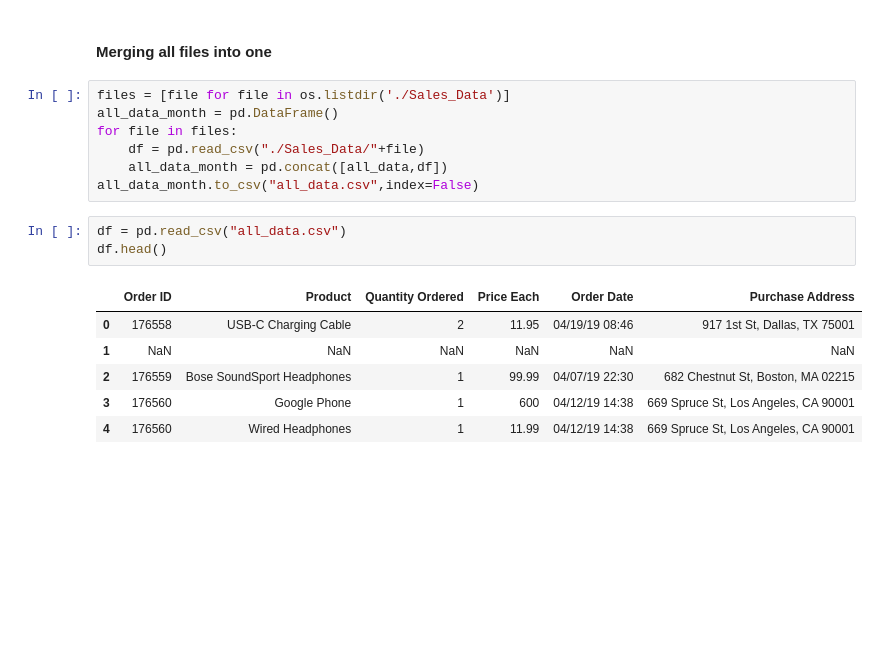
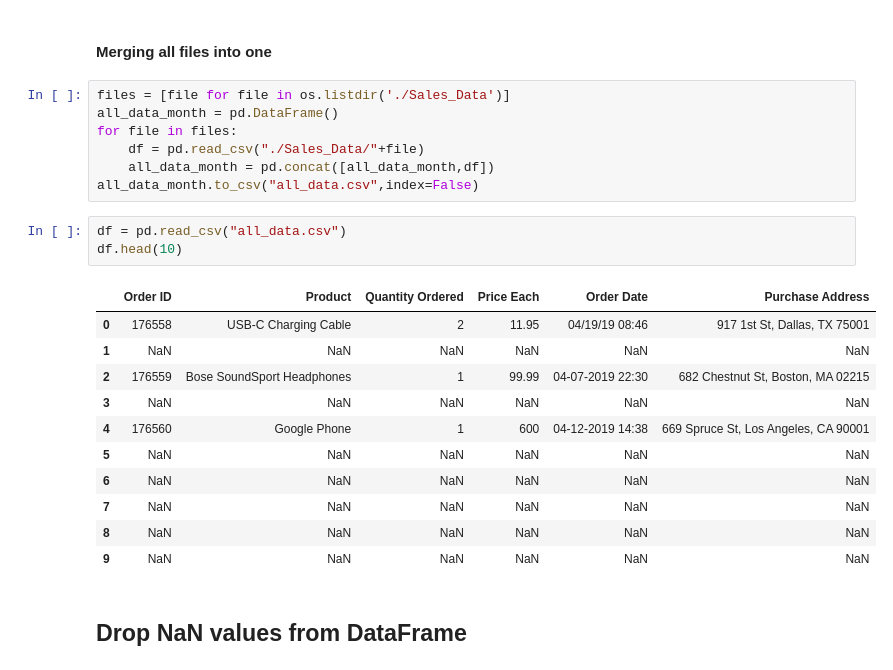
Before and after one commit to vivekpatiz/Sales_Data_Analysis, a Jupyter notebook: Data Analysis.ipynb, the cells around one changed output. Saved outputs shown, nothing was run; the diff lists cells and outputs as text; blank space fills up the shorter version.

```diff
--- a/Data Analysis.ipynb
+++ b/Data Analysis.ipynb
@@ -8,15 +11,22 @@ files = [file for file in os.listdir('./Sales_Data')]
 all_data_month = pd.DataFrame()
 for file in files:
     df = pd.read_csv("./Sales_Data/"+file)
-    all_data_month = pd.concat([all_data,df])
+    all_data_month = pd.concat([all_data_month,df])
 all_data_month.to_csv("all_data.csv",index=False)
 # %%
 df = pd.read_csv("all_data.csv")
-df.head()
+df.head(10)
 # %% [output]
 |  | Order ID | Product | Quantity Ordered | Price Each | Order Date | Purchase Address |
 | 0 | 176558 | USB-C Charging Cable | 2 | 11.95 | 04/19/19 08:46 | 917 1st St, Dallas, TX 75001 |
 | 1 | NaN | NaN | NaN | NaN | NaN | NaN |
-| 2 | 176559 | Bose SoundSport Headphones | 1 | 99.99 | 04/07/19 22:30 | 682 Chestnut St, Boston, MA 02215 |
-| 3 | 176560 | Google Phone | 1 | 600 | 04/12/19 14:38 | 669 Spruce St, Los Angeles, CA 90001 |
-| 4 | 176560 | Wired Headphones | 1 | 11.99 | 04/12/19 14:38 | 669 Spruce St, Los Angeles, CA 90001 |
+| 2 | 176559 | Bose SoundSport Headphones | 1 | 99.99 | 04-07-2019 22:30 | 682 Chestnut St, Boston, MA 02215 |
+| 3 | NaN | NaN | NaN | NaN | NaN | NaN |
+| 4 | 176560 | Google Phone | 1 | 600 | 04-12-2019 14:38 | 669 Spruce St, Los Angeles, CA 90001 |
+| 5 | NaN | NaN | NaN | NaN | NaN | NaN |
+| 6 | NaN | NaN | NaN | NaN | NaN | NaN |
+| 7 | NaN | NaN | NaN | NaN | NaN | NaN |
+| 8 | NaN | NaN | NaN | NaN | NaN | NaN |
+| 9 | NaN | NaN | NaN | NaN | NaN | NaN |
+# %% [markdown]
+## Drop NaN values from DataFrame
```
Also changed, not shown: parts of 14 cells of this notebook, 2 other files.
